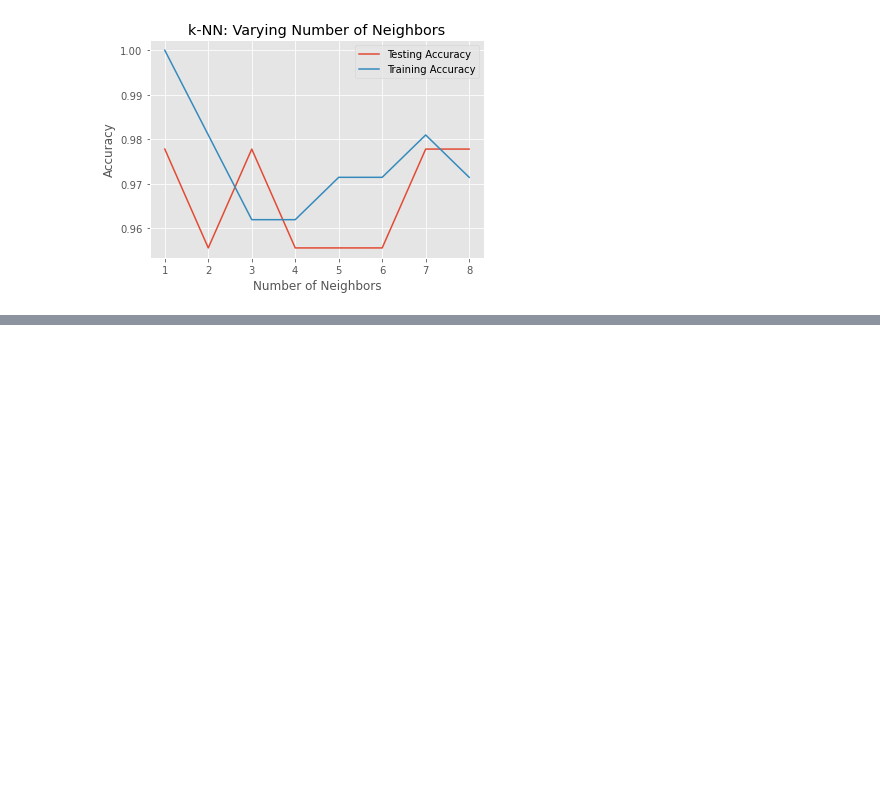
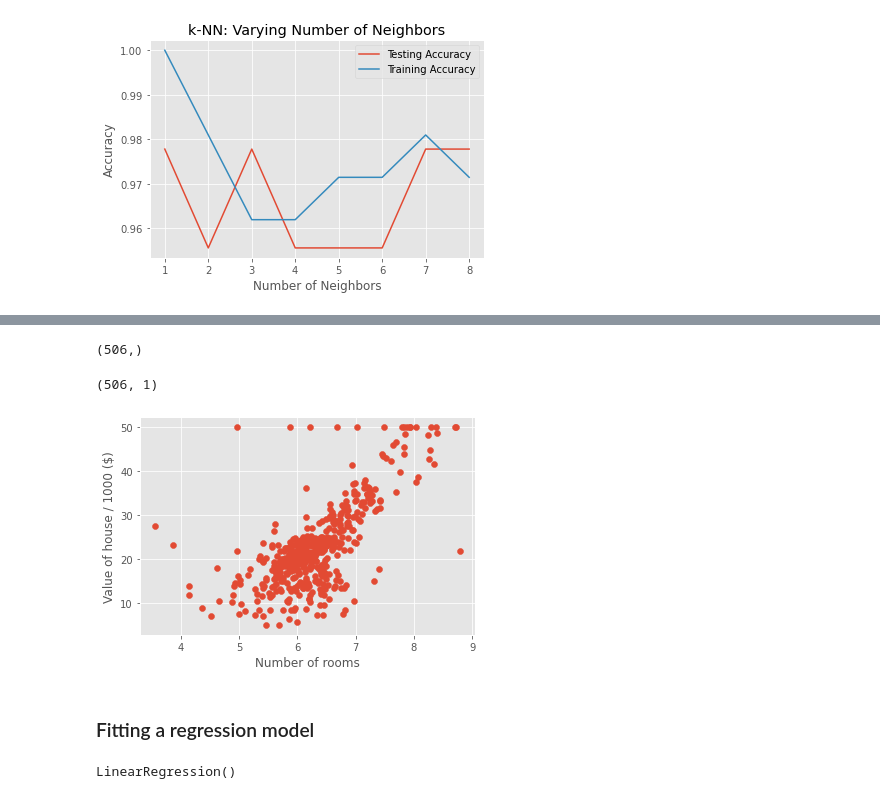
Before and after one commit to cesarcamp/Self-learning, a Jupyter notebook: Machine Learning/Supervised learning with Sklearn.ipynb, the cells around one changed output, grey strips where cells are left out. Cells and saved outputs as stored; diff of their text form; code cells hidden in the pictures; blank space fills up the shorter version.

```diff
--- a/Machine Learning/Supervised learning with Sklearn.ipynb
+++ b/Machine Learning/Supervised learning with Sklearn.ipynb
@@ -159,0 +162,5 @@ plt.show()
+# %%
+boston = datasets.load_boston()
+# %%
+X = boston.data
+y = boston.target
@@ -159,0 +185,24 @@ plt.show()
+# %%
+#predict the price from a single feature: average number of rooms in a block "RM"
+#bos["RM"]
+X[:,5].shape
+# %% [output]
+(506,)
+# %%
+X_rooms = X[:,5]
+# %%
+X_rooms = X_rooms.reshape(-1,1)
+y = y.reshape(-1,1)
+# %%
+X_rooms.shape
+# %% [output]
+(506, 1)
+# %%
+plt.scatter(X_rooms, y)
+plt.ylabel("Value of house / 1000 ($)")
+plt.xlabel("Number of rooms")
+plt.show()
+# %% [output]
+[figure, added]
+# %% [markdown]
+### Fitting a regression model
@@ -159,0 +213,4 @@ plt.show()
+# %%
+reg.fit(X_rooms, y)
+# %% [output]
+LinearRegression()
```
Also changed, not shown: parts of 32 cells of this notebook.
